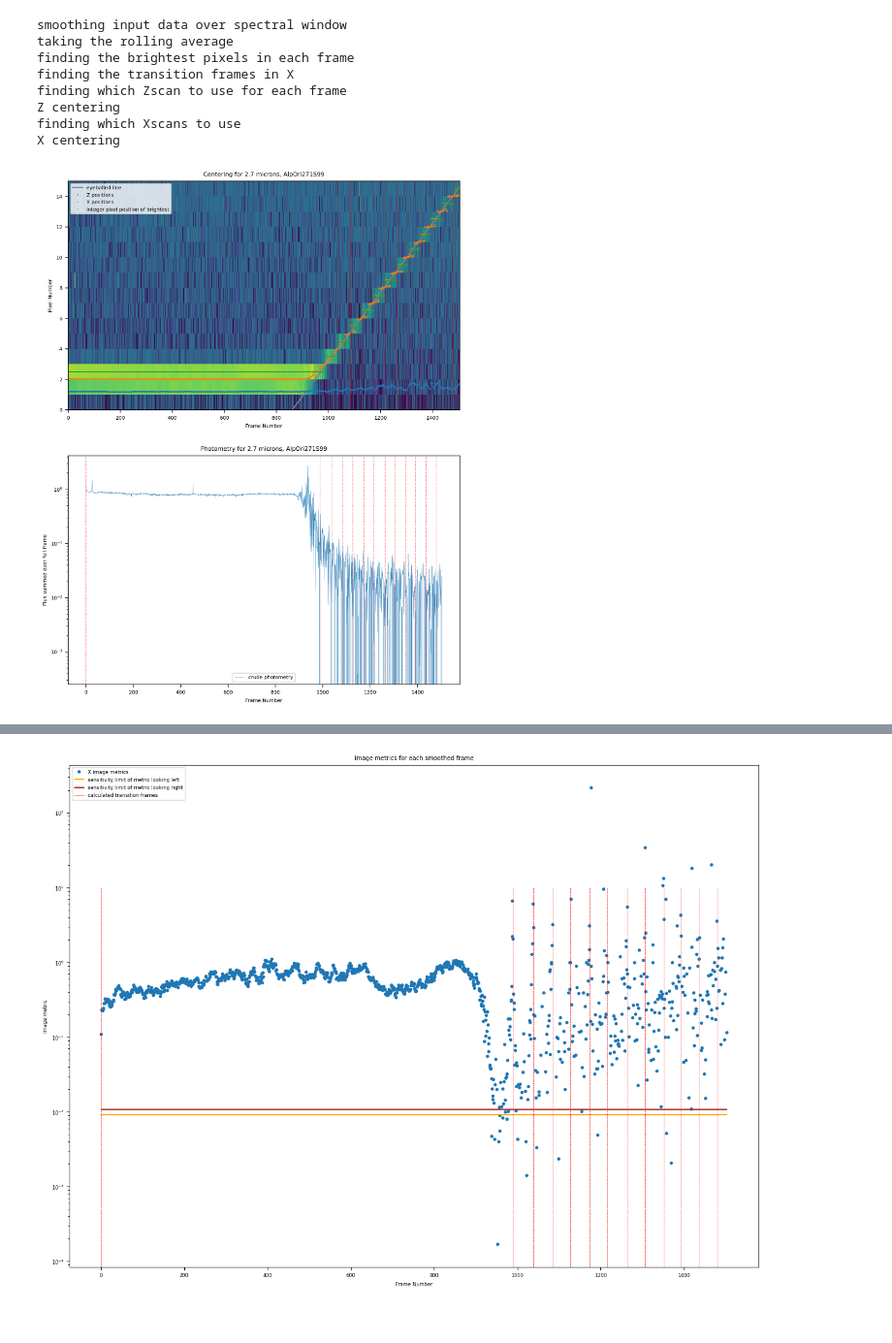
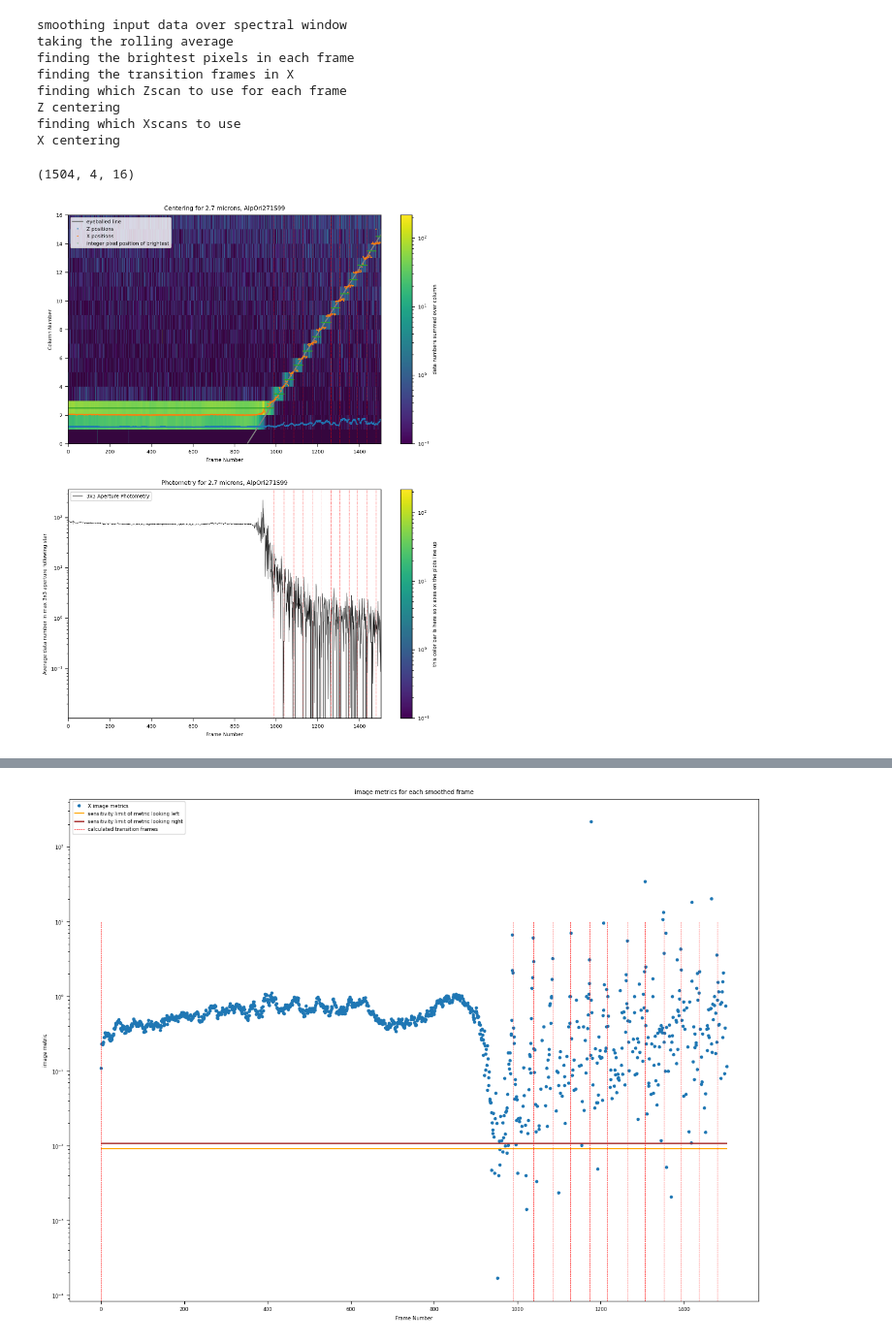
Before and after one commit to AnIndefiniteArticle/slapvisos, a Jupyter notebook: Untitled.ipynb, the cells around one changed output, grey strips where cells are left out. Shown at 97% size. Saved outputs shown, nothing was run; the diff lists cells and outputs as text; code cells hidden in the pictures.

Commit message:
plots are pretty! working on std plots

```diff
--- a/Untitled.ipynb
+++ b/Untitled.ipynb
@@ -62,7 +62,7 @@ IR cubes
 loaded previous save file
 High-Resolution Frames
 # %%
-smoothmono, maxcoords, Xbrights, Xcompares, Zbrights, Xtransitions, Zscan, Zcorr, Xscan, Xcorr, scanmetrics, imagemetrics, comparisons, columns = oF.findthestar(cubdata, (100,120), Xmetrics, Zmetrics, window=20, brightwindow=10, metriccutoff=0, sigclip=3)
+smoothmono, maxcoords, Xbrights, Xcompares, Zbrights, Xtransitions, Zscan, Zcorr, Xscan, Xcorr, scanmetrics, imagemetrics, comparisons, columns, compares, imagemetric = oF.findthestar(cubdata, (100,120), Xmetrics, Zmetrics, window=20, brightwindow=10, metriccutoff=0.01, sigclip=2)
 # %% [output]
 smoothing input data over spectral window
 taking the rolling average
@@ -72,40 +72,56 @@ finding which Zscan to use for each frame
 Z centering
 finding which Xscans to use
 X centering
+# %%
+smoothmono.shape
+# %% [output]
+(1504, 4, 16)
 # %%
 linex = np.linspace(0,len(smoothmono),len(smoothmono)*3)
 liney = (slope/250) * linex + ((offset)/0.25)
-crudephotometry = smoothmono[:,1:3,1:].sum(axis=2).sum(axis=1)/80
+#crudephotometry = smoothmono[:,1:3,1:].sum(axis=2).sum(axis=1)
+crudephotometry = np.zeros(len(smoothmono))
+for i in range(len(crudephotometry)):
+    crudephotometry[i] = smoothmono[i, np.max((0, Zbrights[i]-1)):np.min((smoothmono.shape[1]-1, Zbrights[i]+1)), np.max((1,Xbrights[i]-1)):np.min((smoothmono.shape[2]-1, Xbrights[i]+1))].sum()
+#leftrightcolors = [None]*len(Xbrights)
+#for i in range(len(Xbrights)):
+#    if Xbrights[i] == -1:
+#        leftrightcolors[i] = 'red'
+#    else:
+#        leftrightcolors[i] = 'blue'
 # %%
 plt.rcParams.update({'font.size': 6})
 fig, axs = plt.subplots(figsize=(8.5,11), dpi=300, nrows=2, ncols=1)
 axs[0].plot(linex, liney, 'gray', label='eyeballed line')
 axs[0].plot(Zbrights + Zcorr, '.', markersize=1, label='Z positions')
 axs[0].plot(Xbrights + Xcorr, '.', markersize=1, label='X positions')
 axs[0].plot(Xbrights+0.5, '.', markersize=0.5, label='integer pixel position of brightest')
-axs[0].set_ylim(0,15)
 for i in range(len(Xtransitions)):
   axs[0].axvline(Xtransitions[i,0],0,15, color='red', linestyle='dashed', linewidth=0.3)
 axs[0].set_title("Centering for 2.7 microns, " + occname)
-axs[0].set_ylabel("Pixel Number")
+axs[0].set_ylabel("Column Number")
 axs[0].set_xlabel("Frame Number")
 axs[0].legend(loc='upper left')
-im = axs[0].imshow(smoothmono.max(axis=1).transpose(), aspect="auto", norm="log", interpolation="none", vmin=1e-2, origin="lower", extent=(0,smoothmono.shape[0],0,smoothmono.shape[2]))
+im = axs[0].imshow(smoothmono.sum(axis=1).transpose(), aspect="auto", norm="log", interpolation="none", vmin=0.1, origin="lower", extent=(0,smoothmono.shape[0],0,smoothmono.shape[2]))
 axs[0].set_facecolor('xkcd:dark purple')
-#fig.colorbar(im, ax=axs[0])
+fig.colorbar(im, ax=axs[0], label="data numbers summed over column")
 
-axs[1].plot(crudephotometry, linewidth=0.3, label='crude photometry')
+axs[1].plot(crudephotometry, 'k', linewidth=0.3, label='3x3 Aperture Photometry')
 for i in range(len(Xtransitions)):
   axs[1].axvline(Xtransitions[i,0],0,1, color='red', linestyle='dashed', linewidth=0.3)
 axs[1].set_yscale("log")
 axs[1].set_title("Photometry for 2.7 microns, " + occname)
-axs[1].set_ylabel("Flux summed over full frame")
+axs[1].set_ylabel("Average data number in max 3x3 aperture following star")
 axs[1].set_xlabel("Frame Number")
 axs[1].legend()
+axs[1].set_xlim(0,len(crudephotometry))
+#im = axs[1].imshow(smoothmono.max(axis=2).transpose(), aspect="auto", norm="log", interpolation="none", vmin=0.3, origin="lower", extent=(0,smoothmono.shape[0],0,smoothmono.shape[1]))
+#axs[1].set_facecolor('xkcd:dark purple')
+fig.colorbar(im, ax=axs[1], label="this color bar is here so x axes on the plots line up")
 
 fig.savefig(outdir + occname + "-log.png")
 # %% [output]
-[figure, old version]
+[figure, new version]
 # %%
 plt.rcParams.update({'font.size': 6})
 fig, axs = plt.subplots(figsize=(8.5,11), dpi=300, nrows=2, ncols=1)
```
Also changed, not shown: parts of 6 cells of this notebook, 1 other file.
